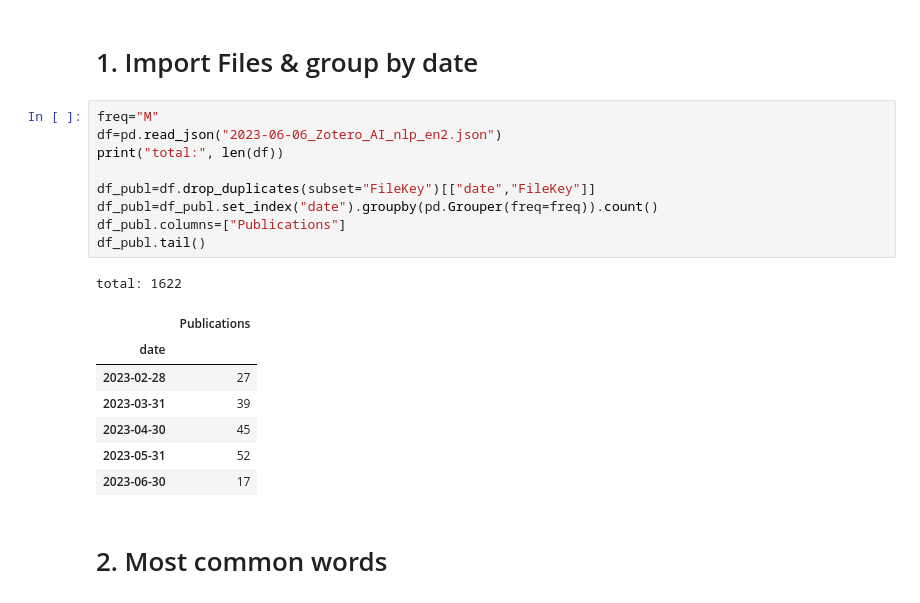
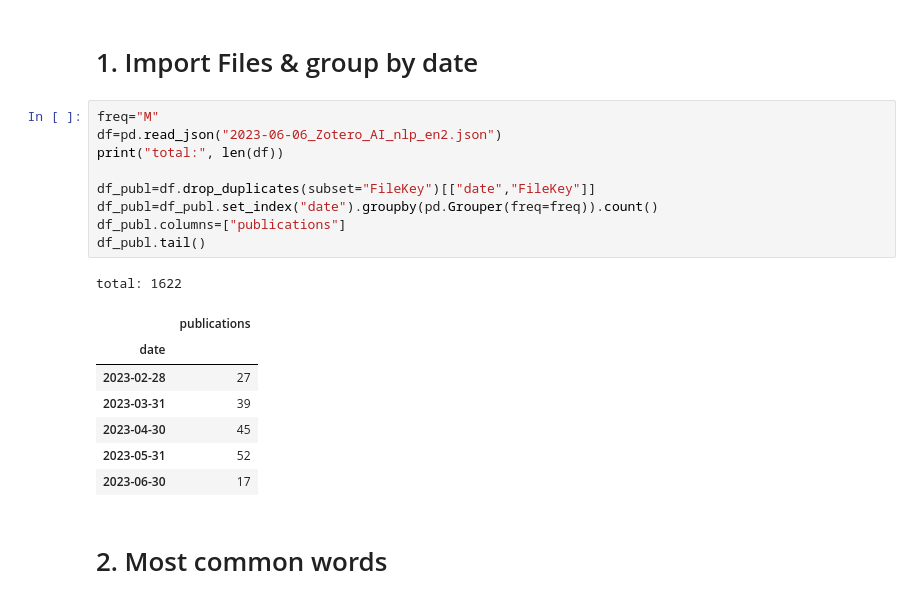
Before and after one commit to Klapperhorn/Zotero_HTML_annotation, a Jupyter notebook: file_analysis.ipynb, the cells around one changed output. Cells and saved outputs as stored; diff of their text form.

```diff
--- a/file_analysis.ipynb
+++ b/file_analysis.ipynb
@@ -16,15 +16,15 @@ The autoreload extension is already loaded. To reload it, use:
 # %%
 freq="M"
 df=pd.read_json("2023-06-06_Zotero_AI_nlp_en2.json")
 print("total:", len(df))
 
 df_publ=df.drop_duplicates(subset="FileKey")[["date","FileKey"]]
 df_publ=df_publ.set_index("date").groupby(pd.Grouper(freq=freq)).count()
-df_publ.columns=["Publications"]
+df_publ.columns=["publications"]
 df_publ.tail()
 # %% [output]
 total: 1622
-|  | Publications |
+|  | publications |
 | date |  |
 | 2023-02-28 | 27 |
 | 2023-03-31 | 39 |
```
Also changed, not shown: parts of 14 cells of this notebook, 1 other file.
